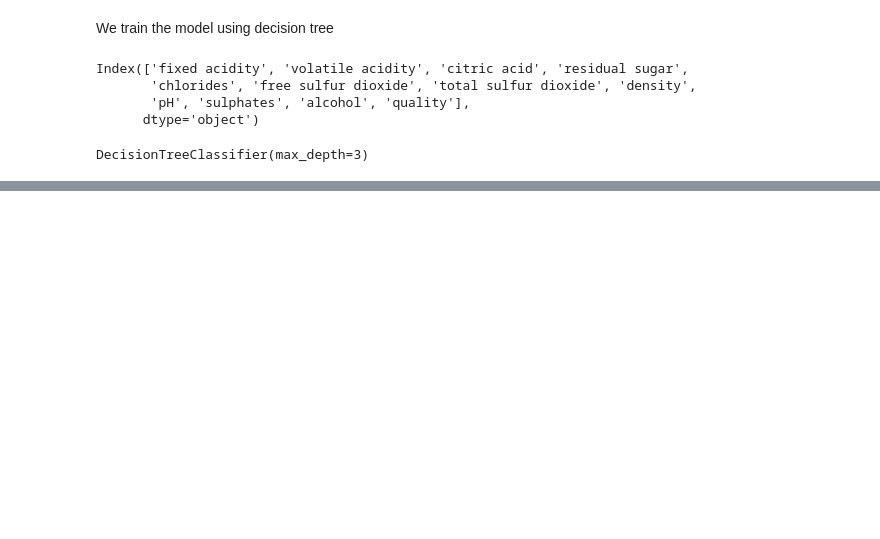
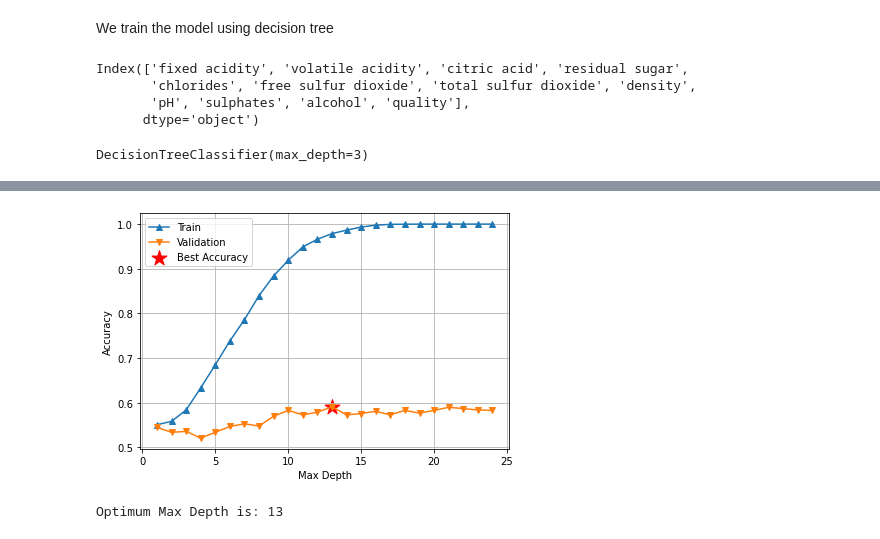
Before and after one commit to Rtavakol/Book-Approaching-any-Machine-Learning-Problem, a Jupyter notebook: Examples/cross-validation_Red_Wine_Dataset.ipynb, the cells around one changed output, grey strips where cells are left out. Cells and saved outputs as stored; diff of their text form; code cells hidden in the pictures; blank space fills up the shorter version.

Commit message:
k-fold cross validation

```diff
--- a/Examples/cross-validation_Red_Wine_Dataset.ipynb
+++ b/Examples/cross-validation_Red_Wine_Dataset.ipynb
@@ -192,0 +231,3 @@ plt.savefig('Red_Wine_Accuracy_vs_Max_depth_Decision_Tree.png', dpi = 300)
+# %%
+x_train = df_train[df_train['kfold'] != 0].iloc[:, :-2]
+df_train[df_train['kfold'] != k]['quality']
@@ -192,0 +247,47 @@ plt.savefig('Red_Wine_Accuracy_vs_Max_depth_Decision_Tree.png', dpi = 300)
+# %%
+train_accuracy_ave, val_accuracy_ave= [], []
+for i in range(1, 25):
+    train_accuracy, val_accuracy= [], []
+
+    for k in range(5):
+        x_train = df_train[df_train['kfold'] != k].iloc[:, :-2]
+        y_train = df_train[df_train['kfold'] != k]['quality']
+
+        x_validation = df_train[df_train['kfold'] == k].iloc[:, :-2]
+        y_validation = df_train[df_train['kfold'] == k]['quality']
+
+        # Initialize the decision tree classifier
+        clf = tree.DecisionTreeClassifier(max_depth = i)
+
+        # Fit the model using all 11 features of the dataset
+        clf.fit(x_train, y_train)
+
+        # Prediction on training and test datasets
+        train_predict = clf.predict(x_train)
+        validation_predict = clf.predict(x_validation)
+
+        # Accuracy of our predictions on training dataset:
+        train_accuracy.append(metrics.accuracy_score(y_train, train_predict))
+
+        # Accuracy of our validation predictions on testing dataset:
+        val_accuracy.append(metrics.accuracy_score(y_validation, validation_predict))
+    train_accuracy_ave.append(np.mean(train_accuracy))
+    val_accuracy_ave.append(np.mean(val_accuracy))
+# %%
+plt.figure(figsize = (6, 4) )
+plt.plot(range(1, 25), train_accuracy_ave, marker = '^', label = 'Train')
+plt.plot(range(1, 25), val_accuracy_ave, marker = 'v', label = 'Validation')
+plt.scatter(np.argmax(val_accuracy_ave)+1, max(val_accuracy_ave), s = 250, marker = '*', color = 'r', label = 'Best Accuracy')
+plt.legend()
+plt.grid(which = 'both')
+plt.xlabel('Max Depth')
+plt.ylabel('Accuracy')
+plt.tight_layout()
+plt.savefig('Red_Wine_Accuracy_vs_Max_depth_Decision_Tree_5_fold_validation.png', dpi = 300)
+# %% [output]
+[figure, added]
+# %%
+# Optimum Max Depth based on 5-fold cross validation is
+print('Optimum Max Depth is: {}'.format(np.argmax(val_accuracy_ave)+1))
+# %% [output]
+Optimum Max Depth is: 13
```
Also changed, not shown: parts of 16 cells of this notebook, 3 other files.
